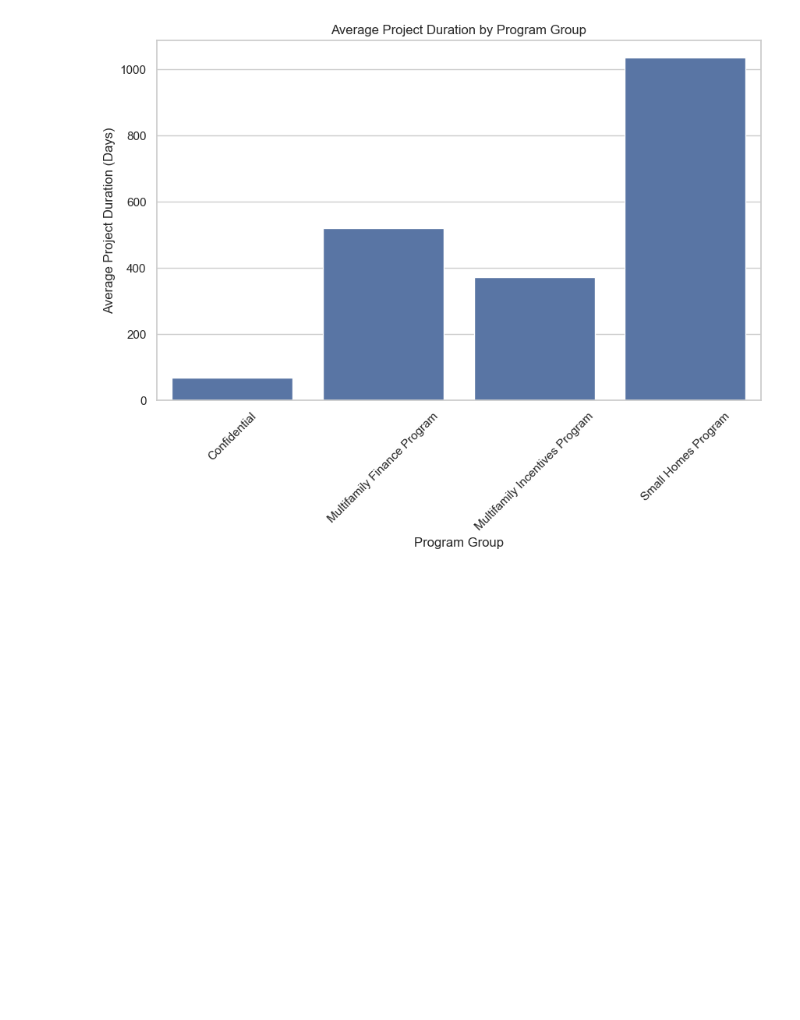
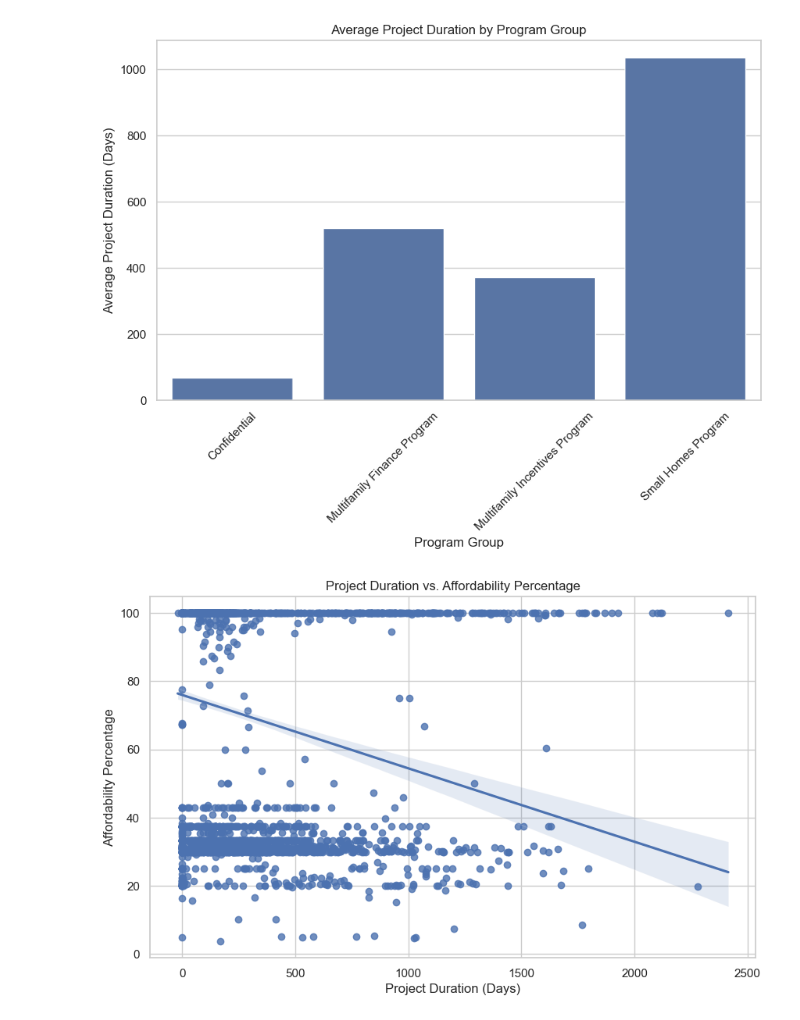
Before and after one commit to josuesimon/Phase1_Portfolio, a Jupyter notebook: Notebooks/josue_eda.ipynb, the cells around one changed output. Saved outputs shown, nothing was run; the diff lists cells and outputs as text; code cells hidden in the pictures; blank space fills up the shorter version.

```diff
--- a/Notebooks/josue_eda.ipynb
+++ b/Notebooks/josue_eda.ipynb
@@ -124,3 +124,32 @@ plt.xticks(rotation=45)
 plt.show()
 # %% [output]
 [figure]
+# %%
+# We are examining the Project Duration vs. Affordability Percentage
+
+import pandas as pd
+import seaborn as sns
+import matplotlib.pyplot as plt
+
+# We will convert the date columns to datetime
+data['project_start_date'] = pd.to_datetime(data['project_start_date'], errors='coerce')
+data['project_completion_date'] = pd.to_datetime(data['project_completion_date'], errors='coerce')
+
+# We will calculate project duration in days
+data['project_duration_days'] = (data['project_completion_date'] - data['project_start_date']).dt.days
+
+# We will create a new column called Affordability Percentage
+data['affordable_units'] = data[['extremely_low_income_units', 'very_low_income',
+                                  'low_income_units', 'moderate_income',
+                                  'middle_income', 'other']].sum(axis=1)
+data['affordability_percentage'] = (data['affordable_units'] / data['total_units']) * 100
+
+# Below is the code for the scatter plot: Project Duration vs. Affordability Percentage
+plt.figure(figsize=(10, 6))
+sns.regplot(x='project_duration_days', y='affordability_percentage', data=data)
+plt.xlabel("Project Duration (Days)")
+plt.ylabel("Affordability Percentage")
+plt.title("Project Duration vs. Affordability Percentage")
+plt.show()
+# %% [output]
+[figure, added]
```
Also changed, not shown: parts of 8 cells of this notebook.
